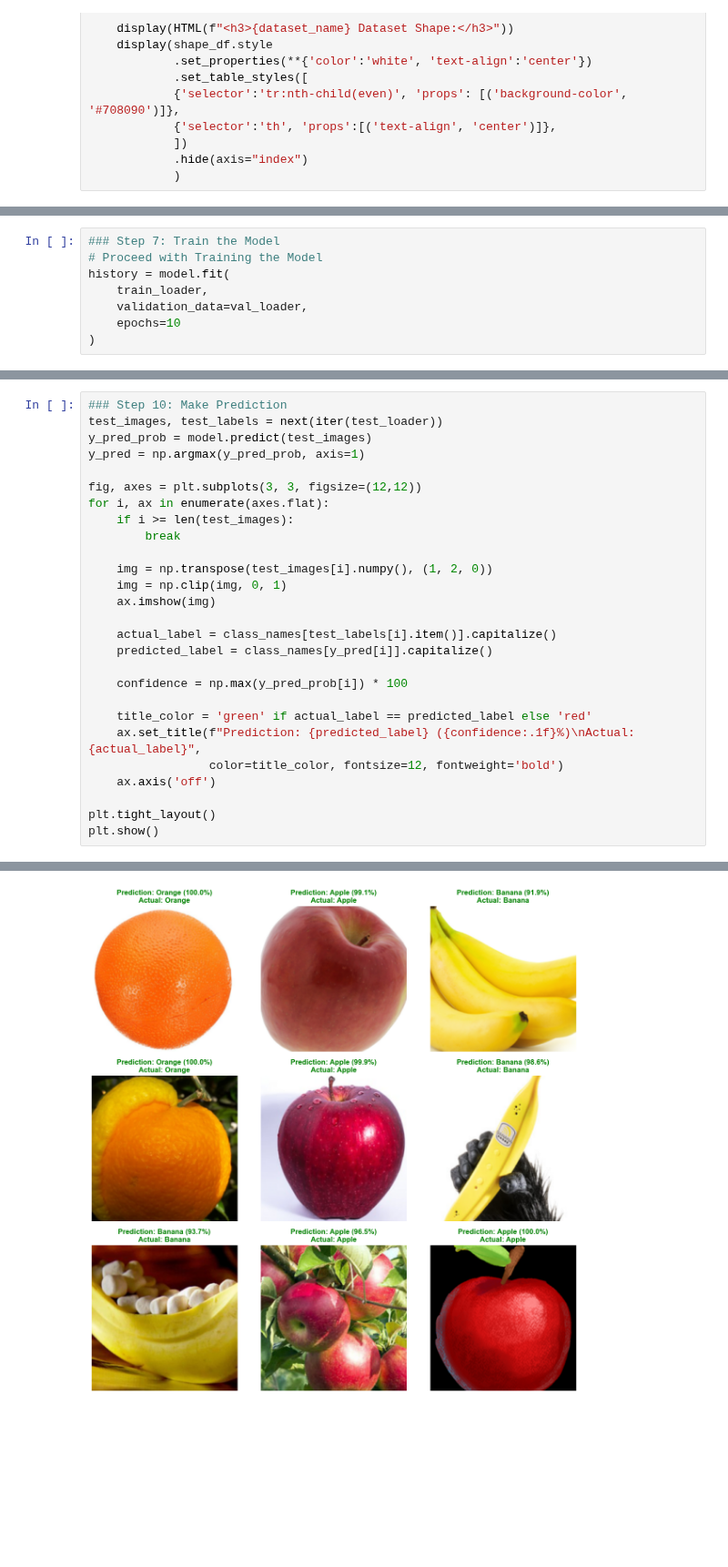
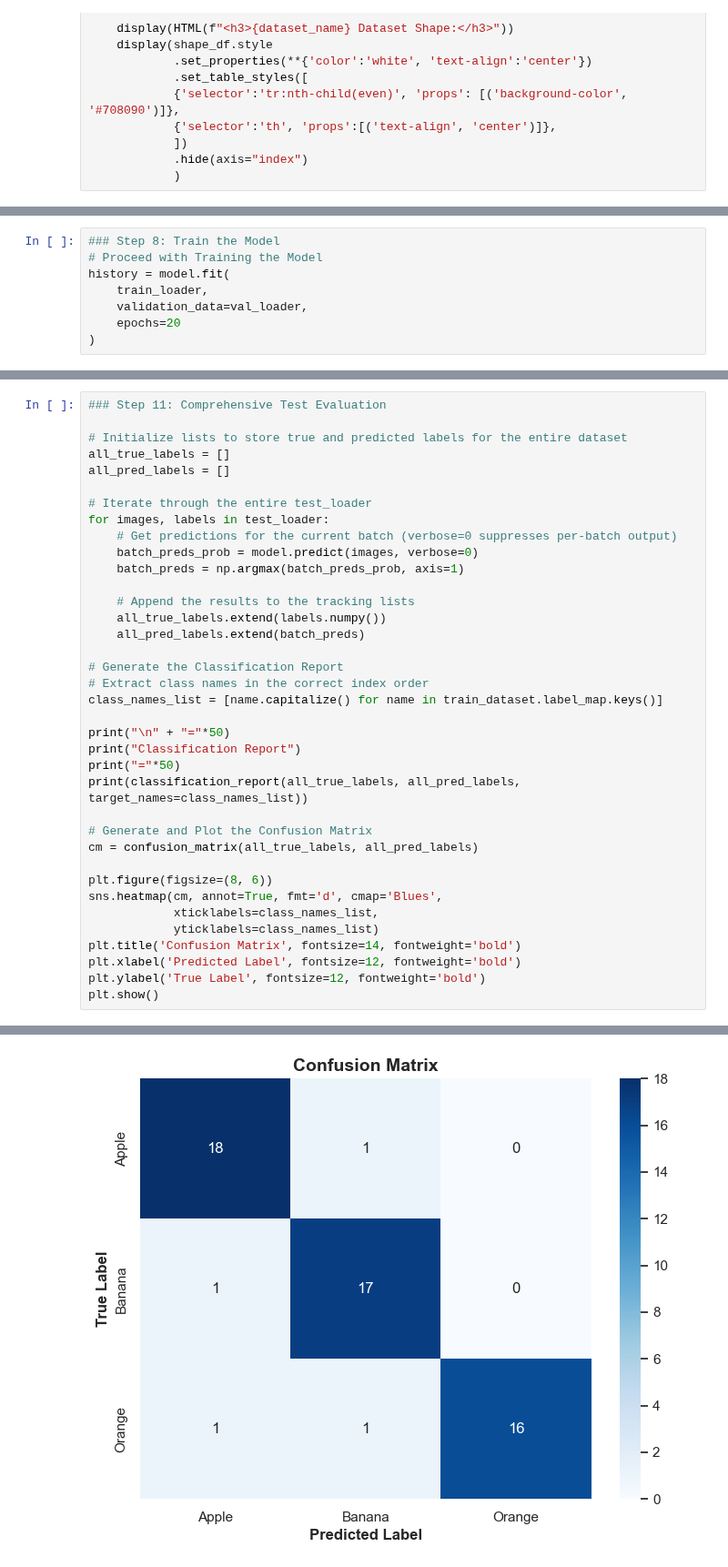
Before and after one commit to Codemelia/ml_ca, a Jupyter notebook: src/Khai/cnn_fruit_classifier.ipynb, the cells around one changed output, grey strips where cells are left out. Shown at 91% size. Saved outputs shown, nothing was run; the diff lists cells and outputs as text; blank space fills up the shorter version.

Commit message:
Refining the CNN Architecture and Training Parameters

```diff
--- a/src/Khai/cnn_fruit_classifier.ipynb
+++ b/src/Khai/cnn_fruit_classifier.ipynb
@@ -461,11 +470,11 @@ model.compile(
     metrics=['accuracy']
 )
 # %%
-### Step 7: Train the Model
+### Step 8: Train the Model
 # Proceed with Training the Model
 history = model.fit(
     train_loader,
     validation_data=val_loader,
-    epochs=10
+    epochs=20
 )
 # %% [output]
@@ -542,28 +549,38 @@ Final Test Accuracy  :  90.91%
 # %%
-### Step 10: Make Prediction
-test_images, test_labels = next(iter(test_loader))
-y_pred_prob = model.predict(test_images)
-y_pred = np.argmax(y_pred_prob, axis=1)
+### Step 11: Comprehensive Test Evaluation
 
-fig, axes = plt.subplots(3, 3, figsize=(12,12))
-for i, ax in enumerate(axes.flat):
-    if i >= len(test_images):
-        break
+# Initialize lists to store true and predicted labels for the entire dataset
+all_true_labels = []
+all_pred_labels = []
 
-    img = np.transpose(test_images[i].numpy(), (1, 2, 0))
-    img = np.clip(img, 0, 1)
-    ax.imshow(img)
+# Iterate through the entire test_loader
+for images, labels in test_loader:
+    # Get predictions for the current batch (verbose=0 suppresses per-batch output)
+    batch_preds_prob = model.predict(images, verbose=0)
+    batch_preds = np.argmax(batch_preds_prob, axis=1)
 
-    actual_label = class_names[test_labels[i].item()].capitalize()
-    predicted_label = class_names[y_pred[i]].capitalize()
+    # Append the results to the tracking lists
+    all_true_labels.extend(labels.numpy())
+    all_pred_labels.extend(batch_preds)
 
-    confidence = np.max(y_pred_prob[i]) * 100
+# Generate the Classification Report
+# Extract class names in the correct index order
+class_names_list = [name.capitalize() for name in train_dataset.label_map.keys()]
 
-    title_color = 'green' if actual_label == predicted_label else 'red'
-    ax.set_title(f"Prediction: {predicted_label} ({confidence:.1f}%)\nActual: {actual_label}",
-                 color=title_color, fontsize=12, fontweight='bold')
-    ax.axis('off')
+print("\n" + "="*50)
+print("Classification Report")
+print("="*50)
+print(classification_report(all_true_labels, all_pred_labels, target_names=class_names_list))
 
-plt.tight_layout()
+# Generate and Plot the Confusion Matrix
+cm = confusion_matrix(all_true_labels, all_pred_labels)
+
+plt.figure(figsize=(8, 6))
+sns.heatmap(cm, annot=True, fmt='d', cmap='Blues',
+            xticklabels=class_names_list,
+            yticklabels=class_names_list)
+plt.title('Confusion Matrix', fontsize=14, fontweight='bold')
+plt.xlabel('Predicted Label', fontsize=12, fontweight='bold')
+plt.ylabel('True Label', fontsize=12, fontweight='bold')
 plt.show()
 # %% [output]
@@ -571 +599 @@ plt.show()
-[figure, old version]
+[figure, new version]
```
Also changed, not shown: parts of 12 cells of this notebook.
